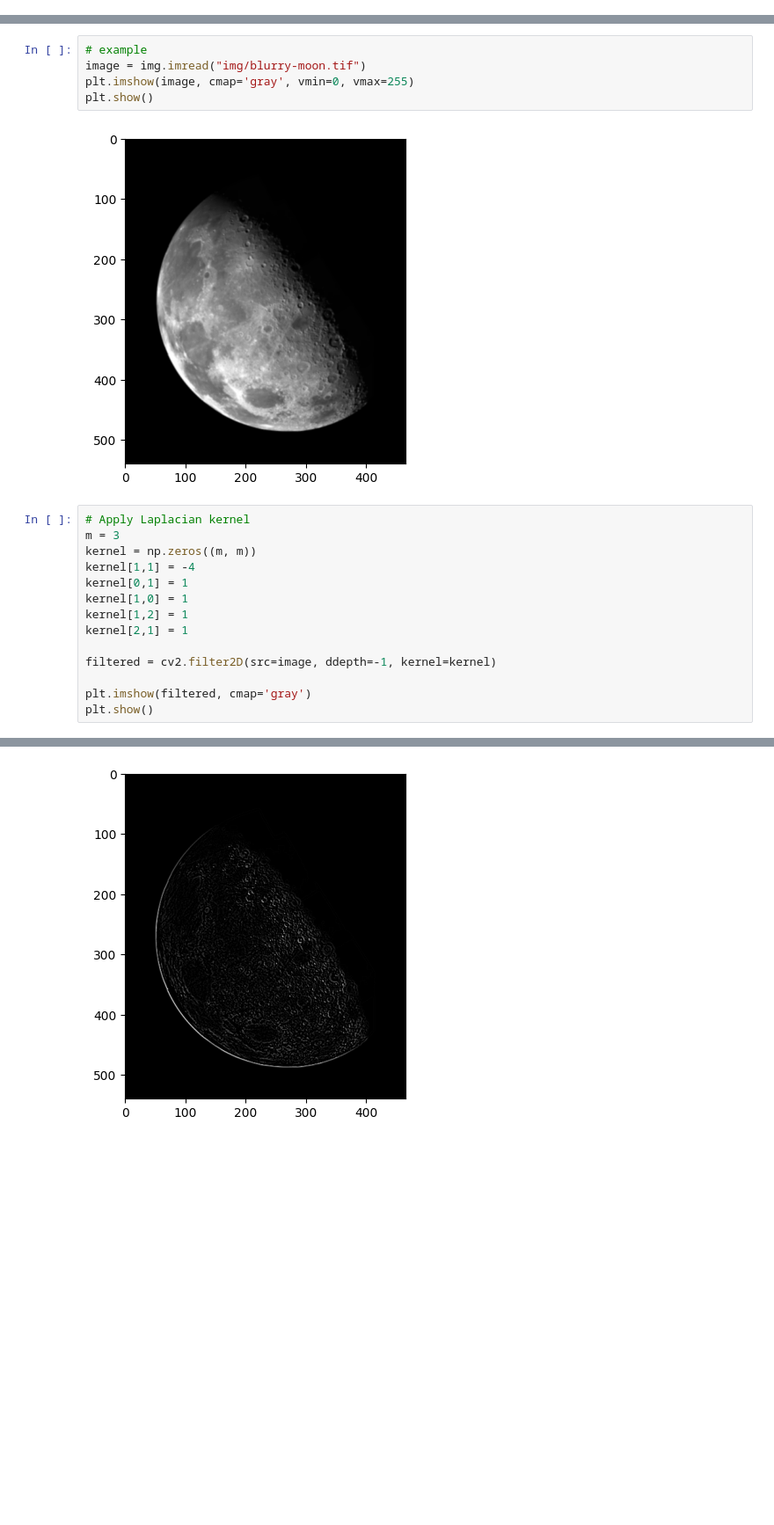
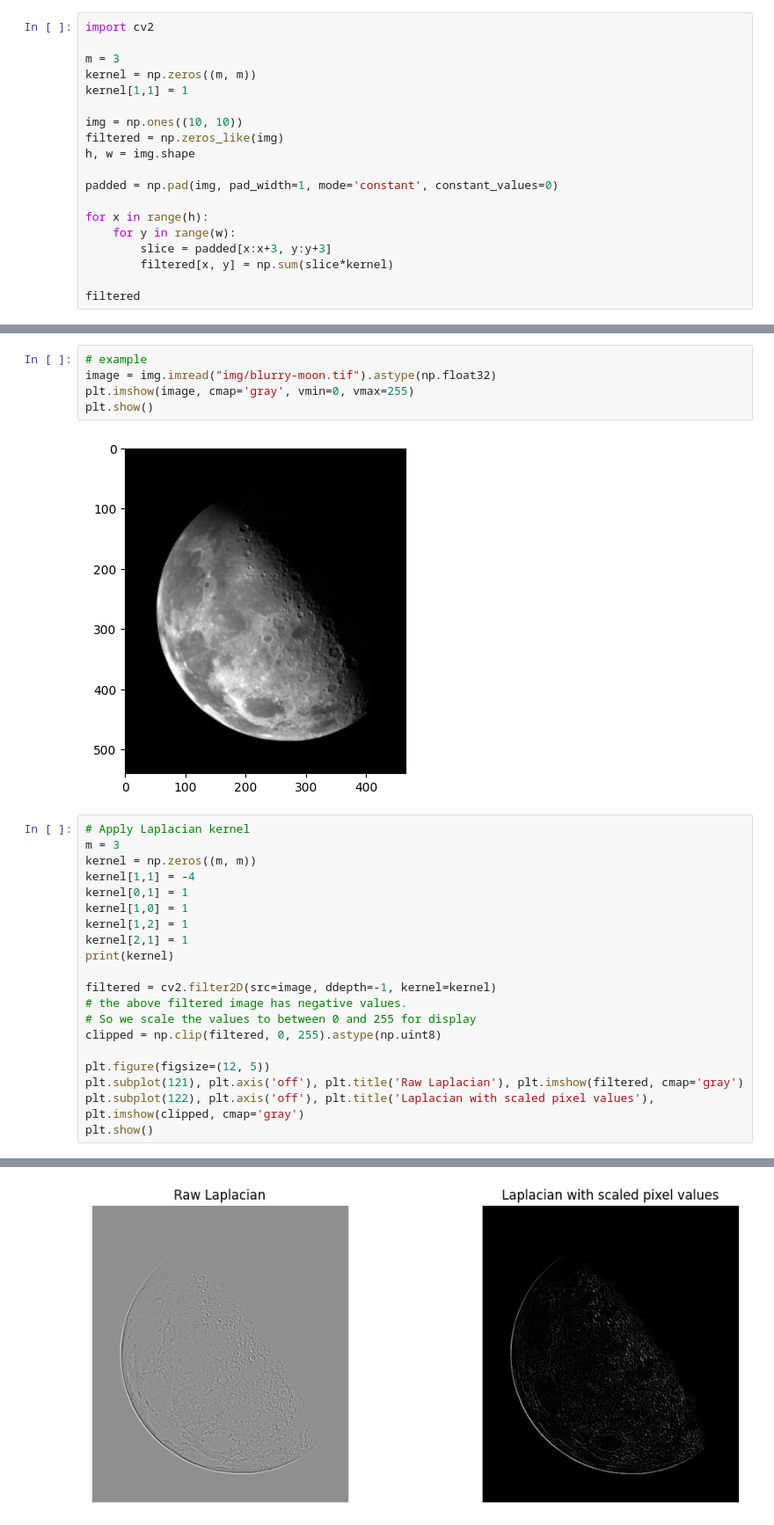
Before and after one commit to ciiram/image-processing, a Jupyter notebook: lecture-05.ipynb, the cells around one changed output, grey strips where cells are left out. Shown at 88% size. Saved outputs shown, nothing was run; the diff lists cells and outputs as text; blank space fills up the shorter version.

```diff
--- a/lecture-05.ipynb
+++ b/lecture-05.ipynb
@@ -50,0 +113,19 @@ $w(s,t)=Ke^{-\frac{s^2+t^2}{2\sigma^2}}$
+# %%
+import cv2
+
+m = 3
+kernel = np.zeros((m, m))
+kernel[1,1] = 1
+
+img = np.ones((10, 10))
+filtered = np.zeros_like(img)
+h, w = img.shape
+
+padded = np.pad(img, pad_width=1, mode='constant', constant_values=0)
+
+for x in range(h):
+    for y in range(w):
+        slice = padded[x:x+3, y:y+3]
+        filtered[x, y] = np.sum(slice*kernel)
+
+filtered
@@ -176,6 +298,6 @@ For the image we get
 # %%
 # example
-image = img.imread("img/blurry-moon.tif")
+image = img.imread("img/blurry-moon.tif").astype(np.float32)
 plt.imshow(image, cmap='gray', vmin=0, vmax=255)
 plt.show()
 # %% [output]
@@ -189,9 +311,15 @@ kernel[0,1] = 1
 kernel[1,0] = 1
 kernel[1,2] = 1
 kernel[2,1] = 1
+print(kernel)
 
 filtered = cv2.filter2D(src=image, ddepth=-1, kernel=kernel)
+# the above filtered image has negative values.
+# So we scale the values to between 0 and 255 for display
+clipped = np.clip(filtered, 0, 255).astype(np.uint8)
 
-plt.imshow(filtered, cmap='gray')
+plt.figure(figsize=(12, 5))
+plt.subplot(121), plt.axis('off'), plt.title('Raw Laplacian'), plt.imshow(filtered, cmap='gray')
+plt.subplot(122), plt.axis('off'), plt.title('Laplacian with scaled pixel values'), plt.imshow(clipped, cmap='gray')
 plt.show()
 # %% [output]
@@ -198,4 +329,4 @@ plt.show()
-[figure, old version]
+[figure, new version]
 # %% [markdown]
 We can use the Laplacian to generate a sharpened image
 
```
Also changed, not shown: parts of 17 cells of this notebook, 1 other file.
